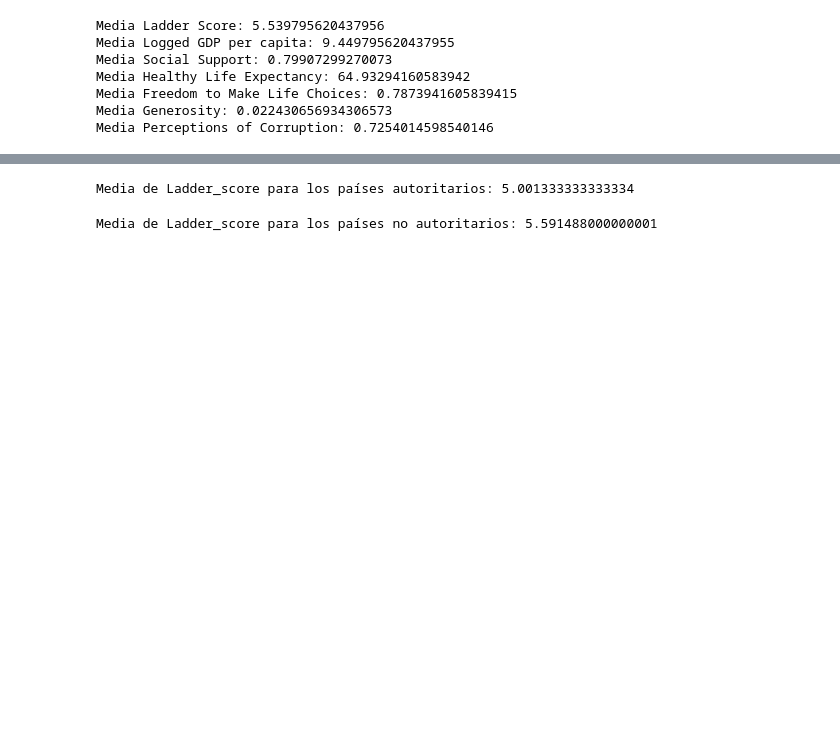
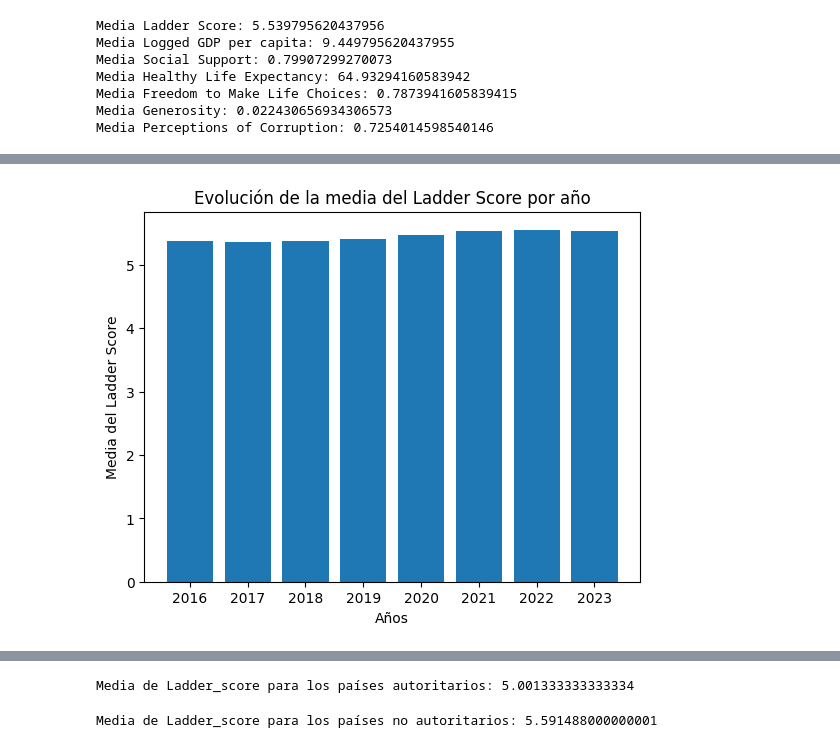
Before and after one commit to jose-luis666/w8-final_project, a Jupyter notebook: Untitled-2.ipynb, the cells around one changed output, grey strips where cells are left out. Drawn from its saved outputs; the diff is of its cells as text; code cells hidden in the pictures; blank space fills up the shorter version.

```diff
--- a/Untitled-2.ipynb
+++ b/Untitled-2.ipynb
@@ -384,3 +369,14 @@ Media Healthy Life Expectancy: 64.93294160583942
 Media Freedom to Make Life Choices: 0.7873941605839415
 Media Generosity: 0.022430656934306573
 Media Perceptions of Corruption: 0.7254014598540146
+# %%
+# Ahora haremos lo mismo pero para el histórico de índices
+
+data15 = pd.read_csv('./data limpio/data15.csv')
+data16 = pd.read_csv('./data limpio/data16.csv')
+data17 = pd.read_csv('./data limpio/data_17.csv')
+data18 = pd.read_csv('./data limpio/data18.csv')
+data19 = pd.read_csv('./data limpio/data19.csv')
+data20 = pd.read_csv('./data limpio/data20.csv')
+data21 = pd.read_csv('./data limpio/data21.csv')
+data22 = pd.read_csv('./data limpio/data22.csv')
@@ -386,0 +615,17 @@ Media Perceptions of Corruption: 0.7254014598540146
+# %%
+# Calculamos las medias del año 2022
+media_ladder_score22 = data22['Happiness score'].mean()
+media_logged_gdp_per_capita22 = data22['Explained by: GDP per capita'].mean()
+media_social_support22 = data22['Explained by: Social support'].mean()
+media_healthy_life_expectancy22 = data22['Explained by: Healthy life expectancy'].mean()
+media_freedom22 = data22['Explained by: Freedom to make life choices'].mean()
+media_generosity22 = data22['Explained by: Generosity'].mean()
+media_corruption22 = data22['Explained by: Perceptions of corruption'].mean()
+
+print("Media Ladder Score:", media_ladder_score22)
+print("Media Logged GDP per capita:", media_logged_gdp_per_capita22)
+print("Media Social Support:", media_social_support22)
+print("Media Healthy Life Expectancy:", media_healthy_life_expectancy22)
+print("Media Freedom to Make Life Choices:", media_freedom22)
+print("Media Generosity:", media_generosity22)
+print("Media Perceptions of Corruption:", media_corruption22)
@@ -386,0 +640,19 @@ Media Perceptions of Corruption: 0.7254014598540146
+# %%
+# Ahora vamos a plotear la medias medias de felicidad mundial por año
+
+# Crear listas con las medias de las columnas "Score"
+medias = [media_ladder_score16, media_ladder_score17, media_ladder_score18, media_ladder_score19, media_ladder_score20, media_ladder_score21, media_ladder_score22, media_ladder_score23]
+años = ['2016', '2017', '2018', '2019', '2020', '2021', '2022', '2023']
+
+# Crear el gráfico de barras
+plt.bar(años, medias)
+
+# Configurar los ejes y el título del gráfico
+plt.xlabel('Años')
+plt.ylabel('Media del Ladder Score')
+plt.title('Evolución de la media del Ladder Score por año')
+
+# Mostrar el gráfico
+plt.show()
+# %% [output]
+[figure, added]
```
Also changed, not shown: parts of 16 cells of this notebook, 1 other file.
